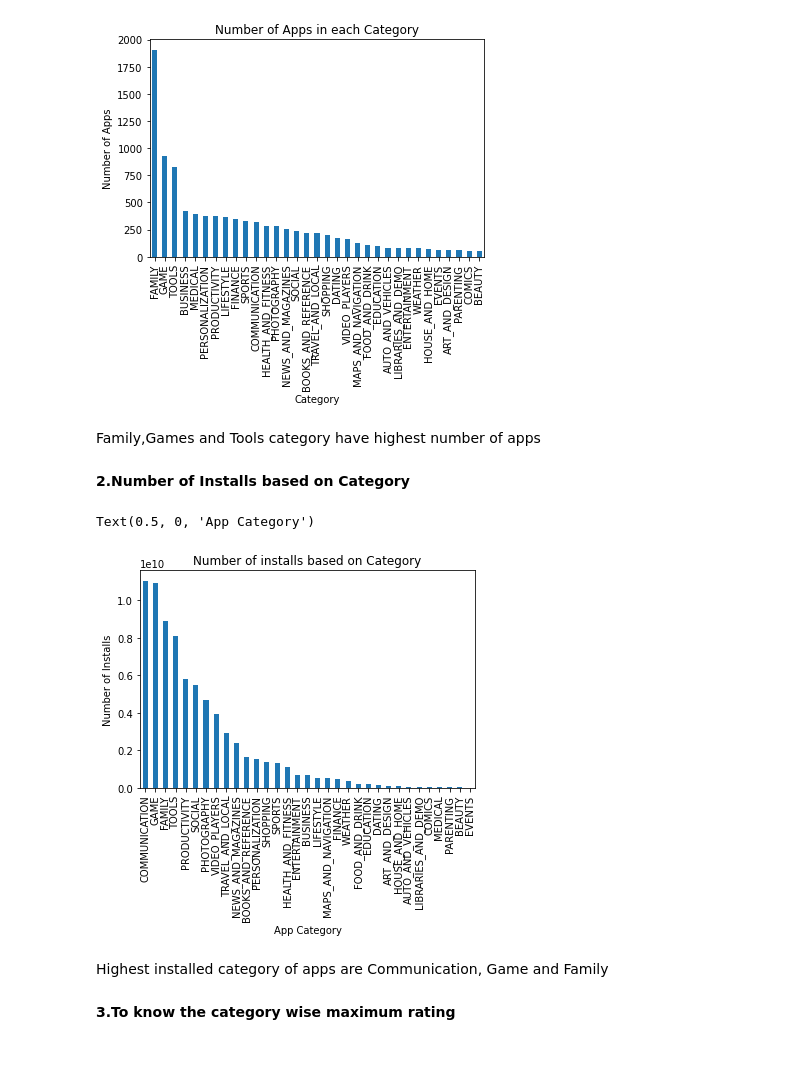
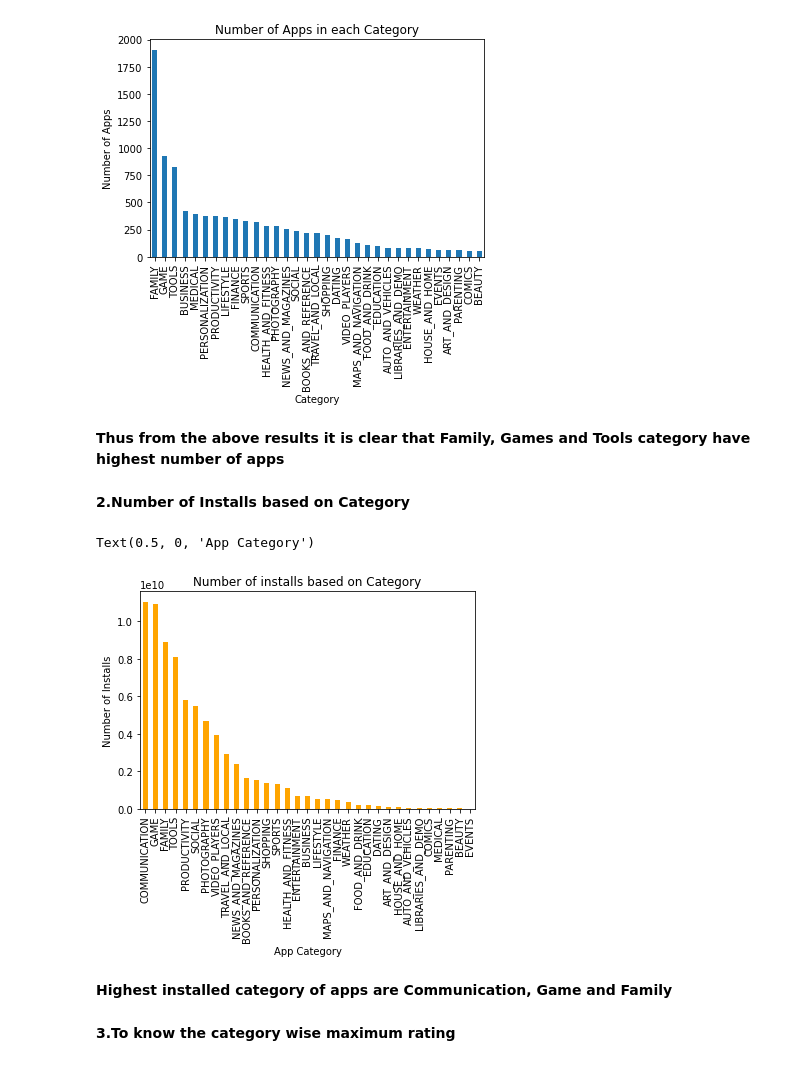
Before and after one commit to chandralakagwad/Playstore-App-Review-Analysis, a Jupyter notebook: Final_Play_Store_App_Analysis.ipynb, the cells around one changed output. Saved outputs shown, nothing was run; the diff lists cells and outputs as text; code cells hidden in the pictures.

```diff
--- a/Final_Play_Store_App_Analysis.ipynb
+++ b/Final_Play_Store_App_Analysis.ipynb
@@ -363,19 +363,19 @@ plt.xlabel('Category')
 Text(0.5, 0, 'Category')
 [figure]
 # %% [markdown]
-Family,Games and Tools category have highest number of apps
+**Thus from the above results it is clear that Family, Games and Tools category have highest number of apps**
 # %% [markdown]
 **2.Number of Installs based on Category**
 # %%
-play_store_df.groupby('Category')['Installs'].sum().sort_values(ascending=False).plot(kind='bar')
+play_store_df.groupby('Category')['Installs'].sum().sort_values(ascending=False).plot(kind='bar',color='orange')
 plt.title('Number of installs based on Category')
 plt.ylabel('Number of Installs')
 plt.xlabel('App Category')
 # %% [output]
 Text(0.5, 0, 'App Category')
-[figure, old version]
+[figure, new version]
 # %% [markdown]
-Highest installed category of apps are Communication, Game and Family
+**Highest installed category of apps are Communication, Game and Family**
 # %% [markdown]
 **3.To know the category wise maximum rating**
 # %%
```
Also changed, not shown: parts of 20 cells of this notebook.
